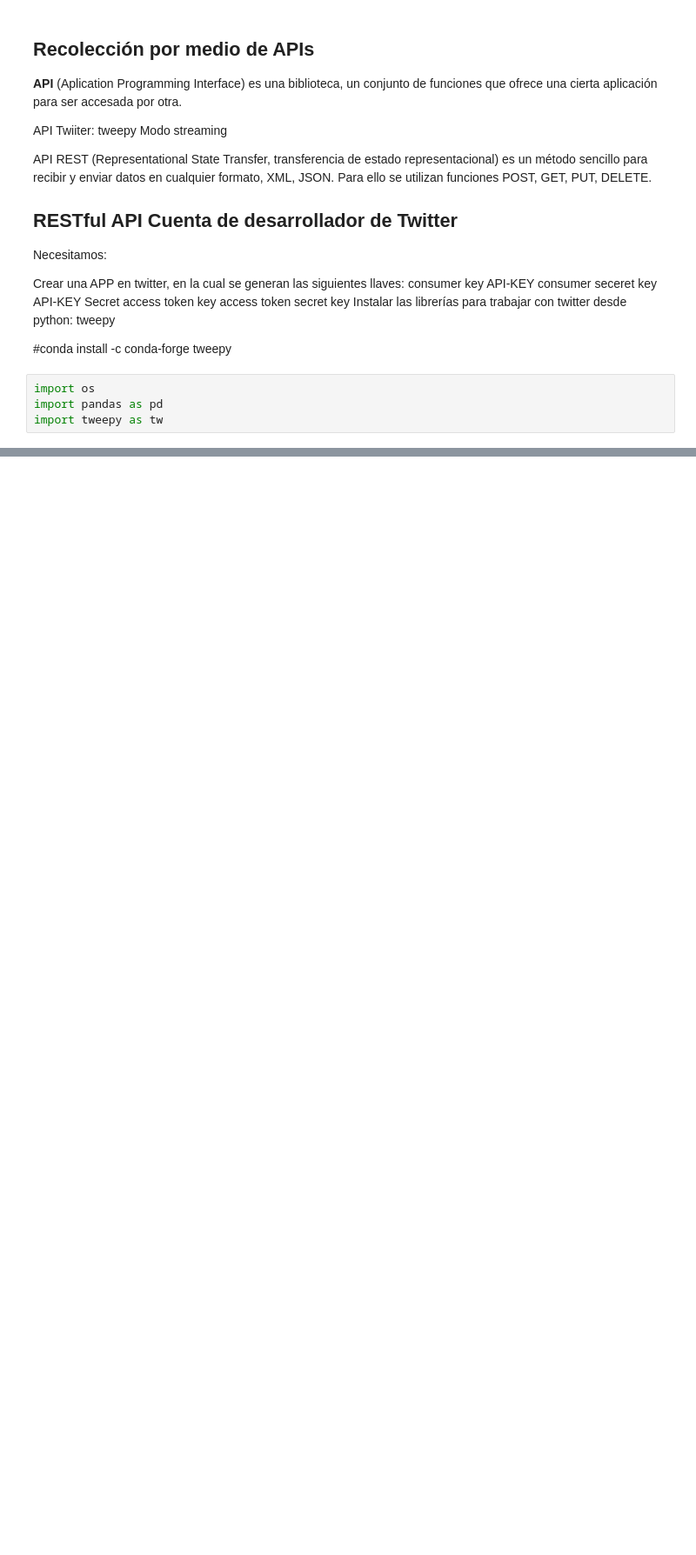
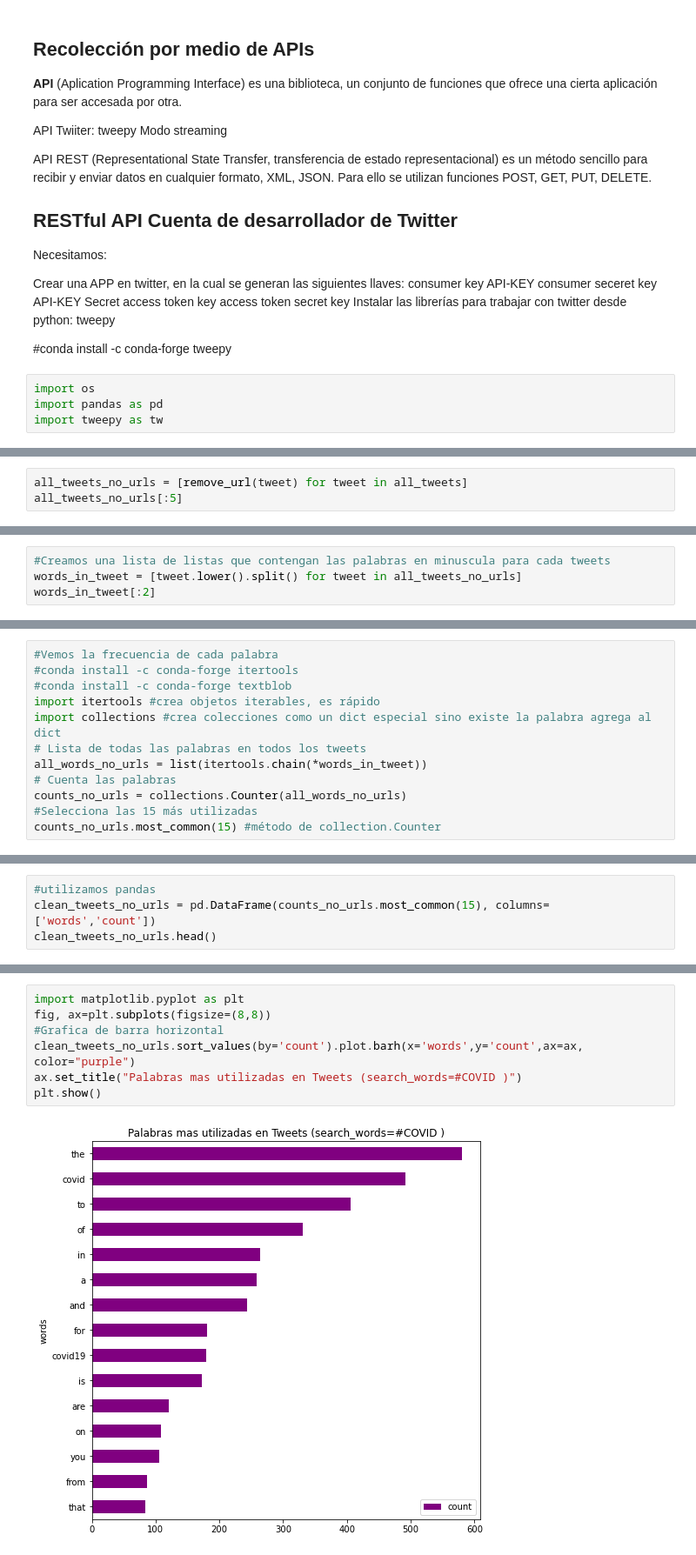
Before and after one commit to misaeladame/big-data, a Jupyter notebook: Jupyter/02_04_Twitter.ipynb, the cells around one changed output, grey strips where cells are left out. Shown: that part at 87% size. Drawn from its saved outputs; the diff is of its cells as text; blank space fills up the shorter version.

```diff
--- a/Jupyter/02_04_Twitter.ipynb
+++ b/Jupyter/02_04_Twitter.ipynb
@@ -94,0 +217,3 @@ for tweet in tweets:
+# %%
+all_tweets_no_urls = [remove_url(tweet) for tweet in all_tweets]
+all_tweets_no_urls[:5]
@@ -94,0 +272,4 @@ for tweet in tweets:
+# %%
+#Creamos una lista de listas que contengan las palabras en minuscula para cada tweets
+words_in_tweet = [tweet.lower().split() for tweet in all_tweets_no_urls]
+words_in_tweet[:2]
@@ -94,0 +294,12 @@ for tweet in tweets:
+# %%
+#Vemos la frecuencia de cada palabra
+#conda install -c conda-forge itertools
+#conda install -c conda-forge textblob
+import itertools #crea objetos iterables, es rápido
+import collections #crea colecciones como un dict especial sino existe la palabra agrega al dict
+# Lista de todas las palabras en todos los tweets
+all_words_no_urls = list(itertools.chain(*words_in_tweet))
+# Cuenta las palabras
+counts_no_urls = collections.Counter(all_words_no_urls)
+#Selecciona las 15 más utilizadas
+counts_no_urls.most_common(15) #método de collection.Counter
@@ -94,0 +342,4 @@ for tweet in tweets:
+# %%
+#utilizamos pandas
+clean_tweets_no_urls = pd.DataFrame(counts_no_urls.most_common(15), columns=['words','count'])
+clean_tweets_no_urls.head()
@@ -94,0 +353,9 @@ for tweet in tweets:
+# %%
+import matplotlib.pyplot as plt
+fig, ax=plt.subplots(figsize=(8,8))
+#Grafica de barra horizontal
+clean_tweets_no_urls.sort_values(by='count').plot.barh(x='words',y='count',ax=ax, color="purple")
+ax.set_title("Palabras mas utilizadas en Tweets (search_words=#COVID )")
+plt.show()
+# %% [output]
+[figure, added]
```
Also changed, not shown: parts of 40 cells of this notebook.
